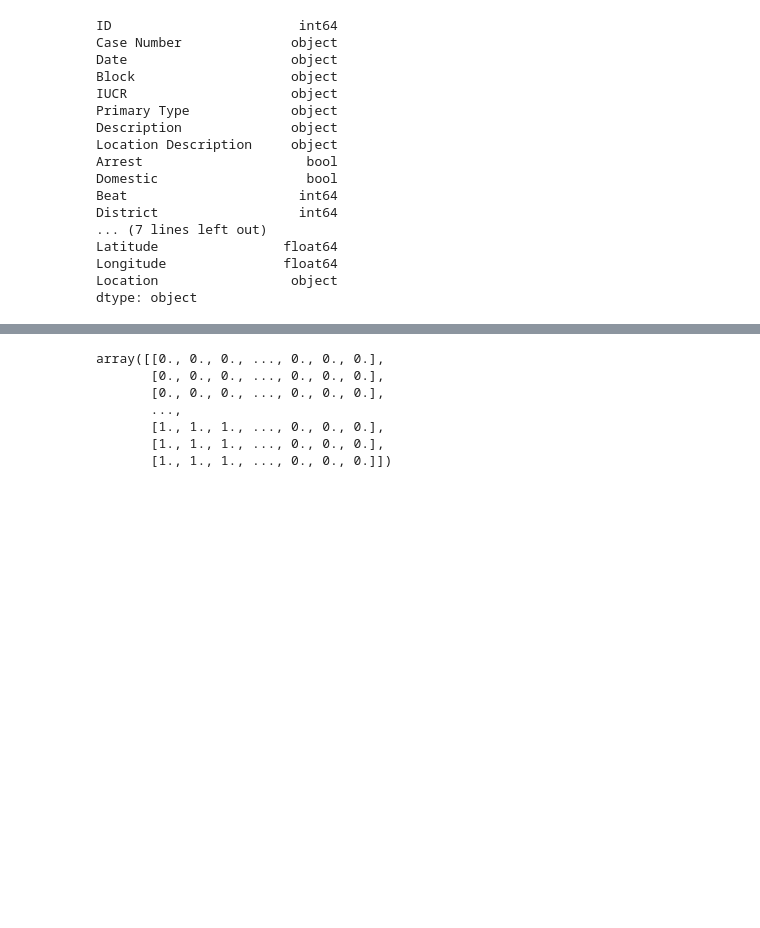
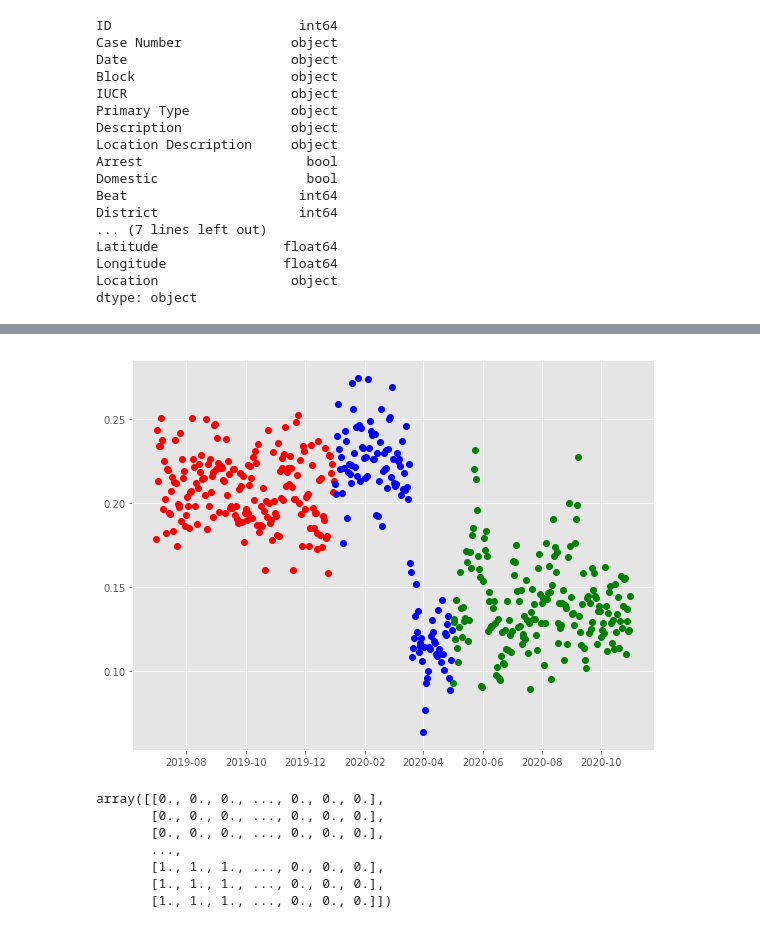
Before and after one commit to JiaqiGao/Pubpol-BA-Research, a Jupyter notebook: project.ipynb, the cells around one changed output, grey strips where cells are left out. Cells and saved outputs as stored; diff of their text form; code cells hidden in the pictures; blank space fills up the shorter version.

Commit message:
cleaning data

```diff
--- a/project.ipynb
+++ b/project.ipynb
@@ -3,6 +7,8 @@
 # %%
 import pandas as pd
-crime_data = pd.read_csv('2019_data.csv')
+
+# Select a data set
+crime_data = pd.read_csv('datasets/Chicago_2019_2020.csv')  # treatment group
 crime_data.dtypes
 # %% [output]
 ID                        int64
@@ -114,0 +119,19 @@ Length: 294, dtype: float64
+# %%
+pre_intervention_rates = []
+intervention_rates = []
+post_intervention_rates = []
+
+for i in pre_intervention_d_rates.keys():
+    arrests = sum(pre_intervention_d_rates[i])
+    reports = len(pre_intervention_d_rates[i])
+    pre_intervention_rates.append(float(arrests)/float(reports))
+
+for i in intervention_d_rates.keys():
+    arrests = sum(intervention_d_rates[i])
+    reports = len(intervention_d_rates[i])
+    intervention_rates.append(float(arrests)/float(reports))
+
+for i in post_intervention_d_rates.keys():
+    arrests = sum(post_intervention_d_rates[i])
+    reports = len(post_intervention_d_rates[i])
+    post_intervention_rates.append(float(arrests)/float(reports))
@@ -115,3 +177,27 @@ Length: 294, dtype: float64
+# %%
+import matplotlib.pyplot as plt
+from matplotlib import style
+style.use('ggplot')
+
+x1=pre_intervention_d_rates.keys()
+y1=pre_intervention_rates
+x2=intervention_d_rates.keys()
+y2=intervention_rates
+x3=post_intervention_d_rates.keys()
+y3=post_intervention_rates
+
+
+plt.plot_date(x1, y1, c="red")
+plt.plot_date(x2, y2, c="blue")
+plt.plot_date(x3, y3, c="green")
+plt.gcf().set_size_inches(8, 6)
+plt.tight_layout()
+# plt.scatter(x1,y1, c="red")
+# plt.plot(x1, regression_line)
+
+plt.show()
+# %% [output]
+[figure, added]
 # %%
 import numpy as np
 
```
Also changed, not shown: parts of 11 cells of this notebook, 1 other file.
